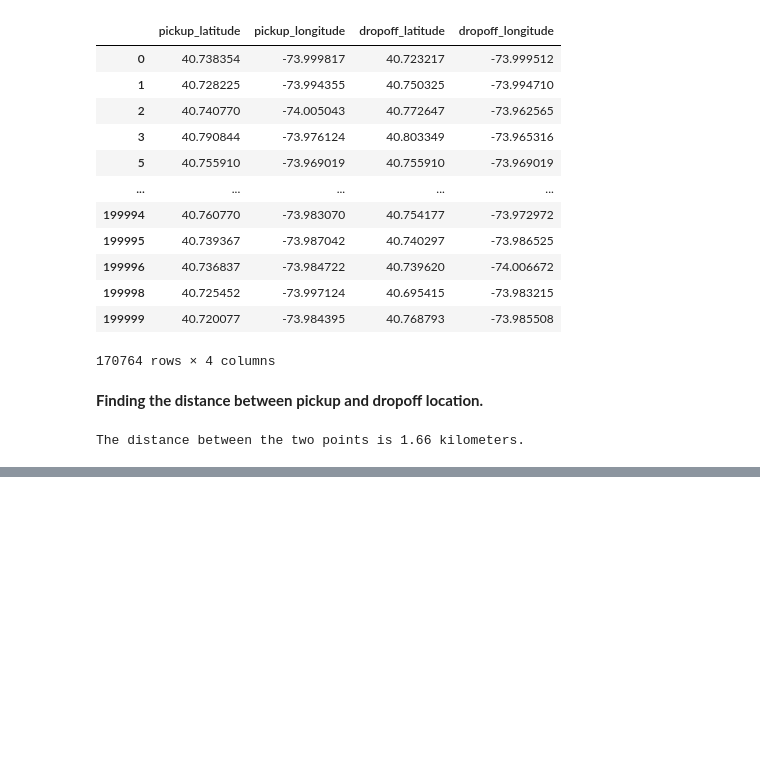
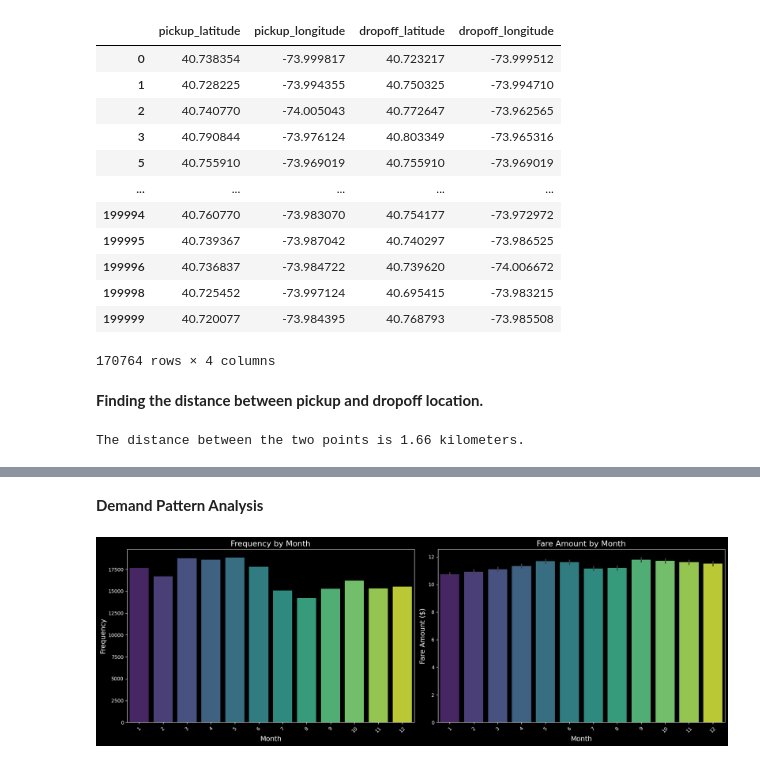
Before and after one commit to BKAPADIA04/Farely, a Jupyter notebook: codes/eda.ipynb, the cells around one changed output, grey strips where cells are left out. Cells and saved outputs as stored; diff of their text form; code cells hidden in the pictures; blank space fills up the shorter version.

```diff
--- a/codes/eda.ipynb
+++ b/codes/eda.ipynb
@@ -514,0 +636,23 @@ plt.show()
+# %% [markdown]
+**Demand Pattern Analysis**
+# %%
+
+fig, axes = plt.subplots(1, 2, figsize=(18, 6))
+
+sns.countplot(ax=axes[0], x='month', data=df_time, palette="viridis")
+axes[0].set_title("Frequency by Month", fontsize=16)
+axes[0].set_xlabel("Month", fontsize=14)
+axes[0].set_ylabel("Frequency", fontsize=14)
+
+sns.barplot(ax=axes[1], x='month', y = 'fare_amount',data=df_time, palette="viridis")
+axes[1].set_title("Fare Amount by Month", fontsize=16)
+axes[1].set_xlabel("Month", fontsize=14)
+axes[1].set_ylabel("Fare Amount ($)", fontsize=14)
+
+for ax in axes:
+    ax.set_xticklabels(ax.get_xticklabels(), rotation=45)
+
+plt.tight_layout()
+plt.show()
+# %% [output]
+[figure, added]
```
Also changed, not shown: parts of 28 cells of this notebook.
